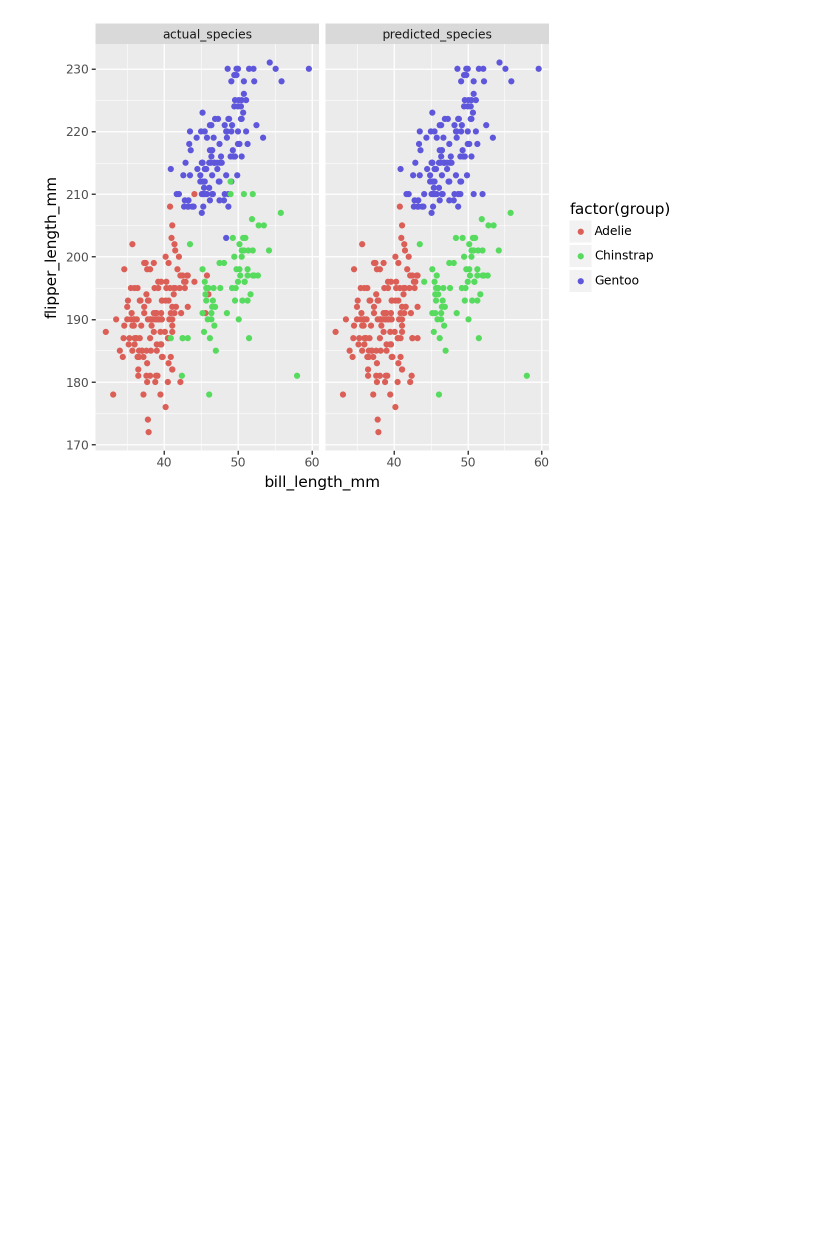
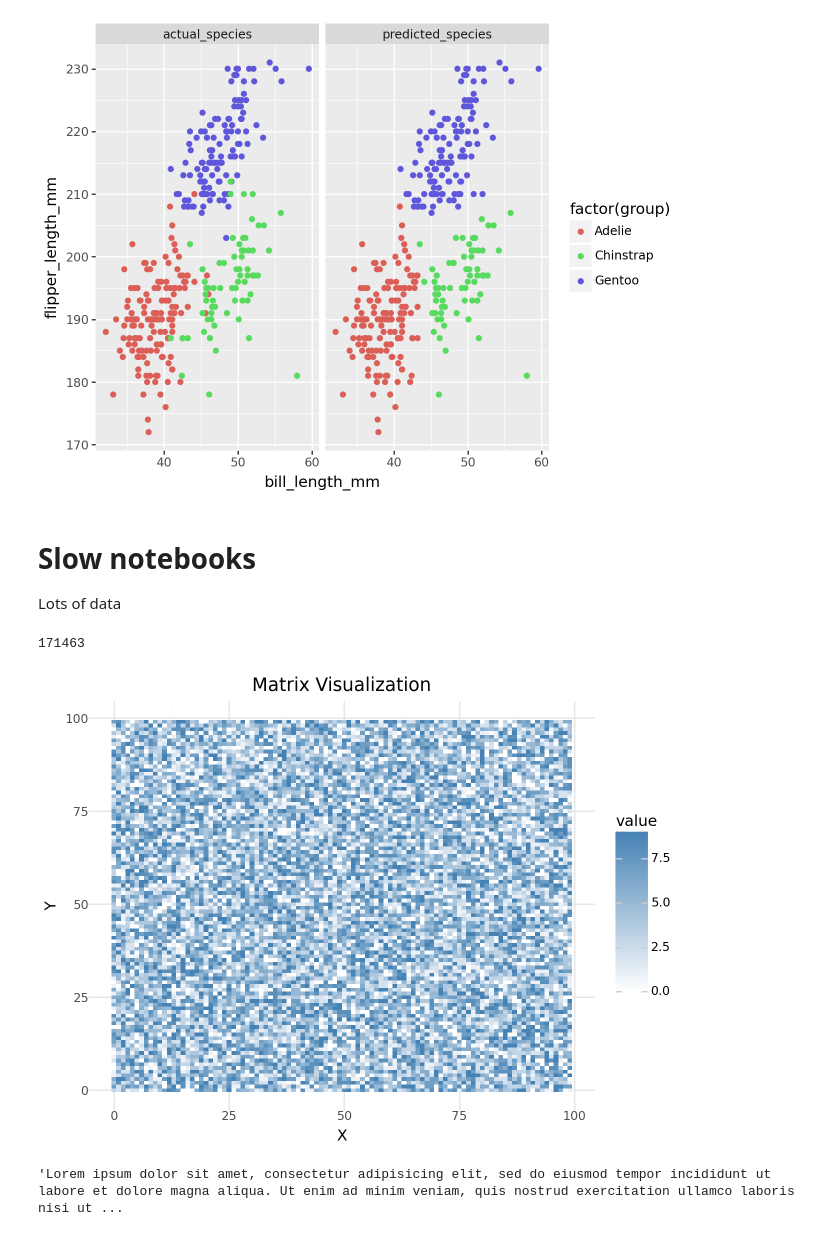
Before and after one commit to Jonathan-Nyquist/data-science-reporting-with-quarto-for-python-3811138, a Jupyter notebook: 01_03/jupyter - penguin clusters.ipynb, the cells around one changed output. Drawn from its saved outputs; the diff is of its cells as text; code cells hidden in the pictures; blank space fills up the shorter version.

```diff
--- a/01_03/jupyter - penguin clusters.ipynb
+++ b/01_03/jupyter - penguin clusters.ipynb
@@ -86,3 +99,38 @@ penguins_clust_long = pd.melt(penguins_selected,
 )
 # %% [output]
 [figure]
+# %% [markdown]
+# Slow notebooks
+
+Lots of data
+# %%
+import random
+import time
+from plotnine import geom_tile, scale_fill_gradient, theme_minimal, labs
+
+# time.sleep(10)
+print(random.randint(0, 999999))
+
+matrix_size = 100
+random_data_df = pd.DataFrame(
+    np.random.randint(0, 10, size=(matrix_size, matrix_size)))
+
+# Melt the DataFrame for plotting
+df_melted = random_data_df.stack().reset_index()
+df_melted.columns = ['x', 'y', 'value']
+
+# Create the plot
+(ggplot(df_melted, aes(x='x', y='y', fill='value'))
+ + geom_tile()
+ + scale_fill_gradient(low="white", high="steelblue")
+ + theme_minimal()
+ + labs(x="X", y="Y", title="Matrix Visualization"))
+# %% [output]
+171463
+[figure, added]
+# %%
+from lorem_text import lorem
+paragraph_length = 5
+lorem.paragraphs(paragraph_length)
+# %% [output]
+'Lorem ipsum dolor sit amet, consectetur adipisicing elit, sed do eiusmod tempor incididunt ut labore et dolore magna aliqua. Ut enim ad minim veniam, quis nostrud exercitation ullamco laboris nisi ut ...
```
Also changed, not shown: parts of 5 cells of this notebook, 3 other files.
